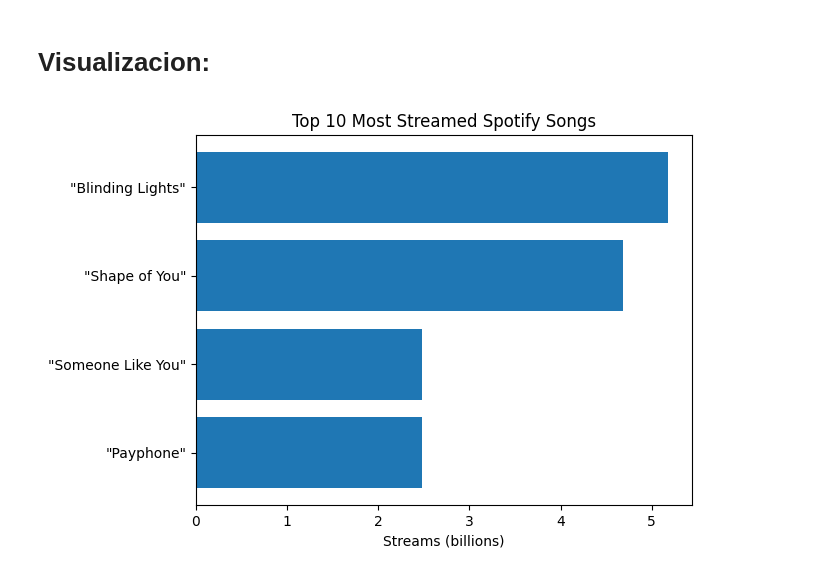
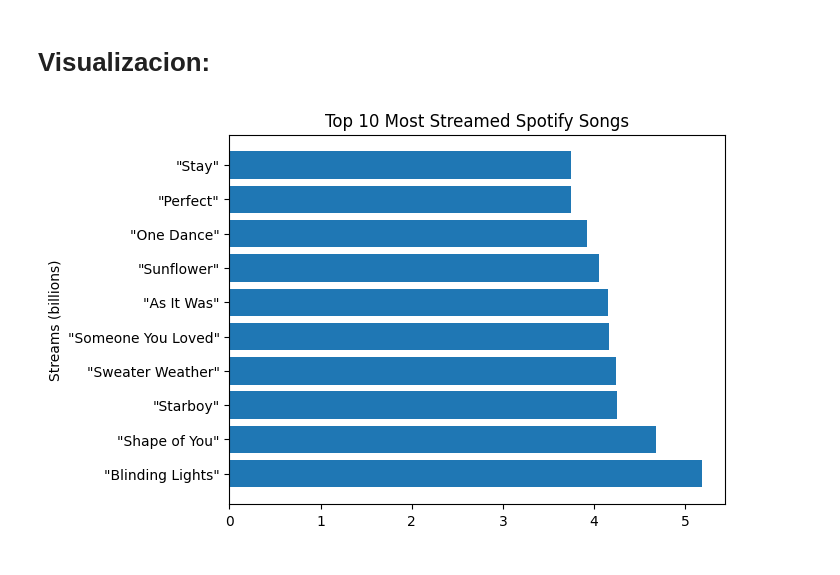
Before and after one commit to SAG-Angeles/web-scraping-project-tutorial, a Jupyter notebook: src/spotify_scraping.ipynb, the cells around one changed output. Cells and saved outputs as stored; diff of their text form; code cells hidden in the pictures.

```diff
--- a/src/spotify_scraping.ipynb
+++ b/src/spotify_scraping.ipynb
@@ -94,13 +94,7 @@ filas
 import pandas as pd
 
 # lista
-data = [
-    'Rank\n\nSong\n\nArtist(s)\n\nStreams(billions)\n\nRelease date\n\nRef.',
-    '1\n\n"Blinding Lights"\n\nThe Weeknd\n5.182\n29 November 2019\n[1]',
-    '2\n\n"Shape of You"\n\nEd Sheeran\n4.682\n6 January 2017\n[2]',
-    '97\n\n"Someone Like You"\n\nAdele\n2.477\n24 January 2011',
-    '98\n\n"Payphone"\n\nMaroon 5 and Wiz Khalifa\n2.475\n16 April 2012'
-]
+data = filas
 
 # separar cada string en filas
 rows = []
@@ -173,20 +169,20 @@ pd.read_sql_query("SELECT * FROM spotify_records", conn)
 # %%
 import matplotlib.pyplot as plt
 import pandas as pd
 
-# Asegúrate de convertir la columna a numérica
+
 df["Streams(billions)"] = pd.to_numeric(df["Streams(billions)"], errors="coerce")
 
-# Ahora sí puedes sacar el top 10
+
 top10 = df.nlargest(10, "Streams(billions)")
 
-# Gráfico horizontal
+
 plt.barh(top10["Song"], top10["Streams(billions)"])
-plt.xlabel("Streams (billions)")
+plt.ylabel("Streams (billions)")
 plt.title("Top 10 Most Streamed Spotify Songs")
-plt.gca().invert_yaxis()  # opcional: para que el #1 quede arriba
+plt.gca().axis()
 plt.show()
 # %% [output]
-[figure, old version]
+[figure, new version]
 # %%
 _
```
Also changed, not shown: parts of 6 cells of this notebook, 1 other file.
